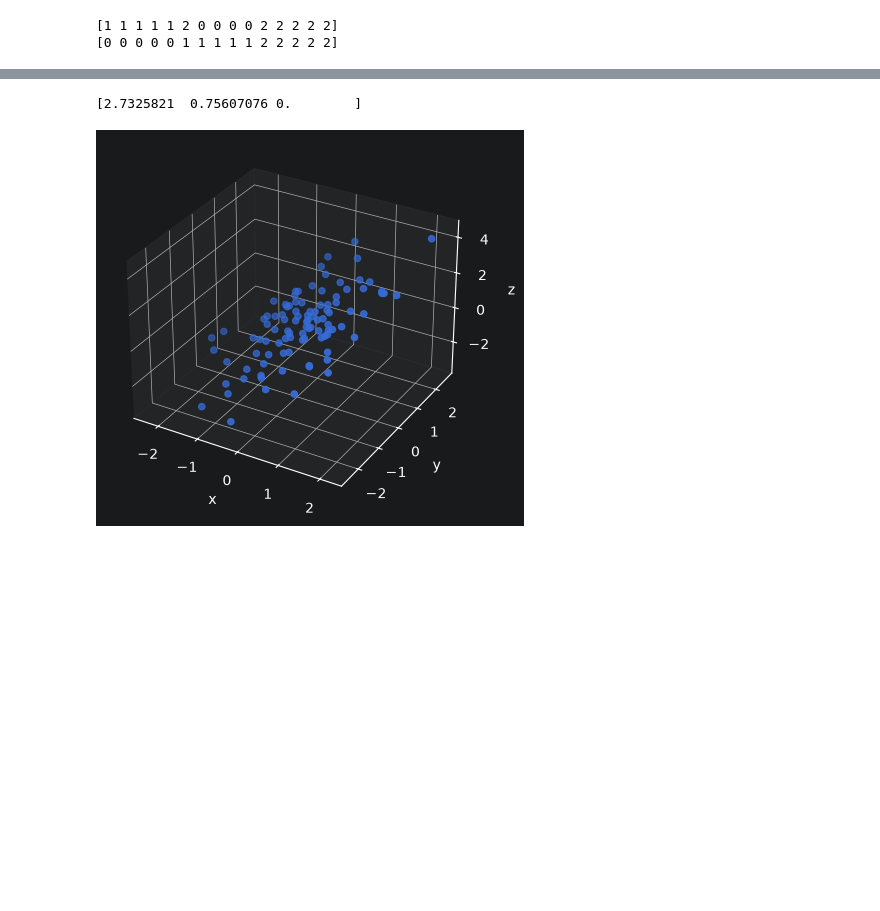
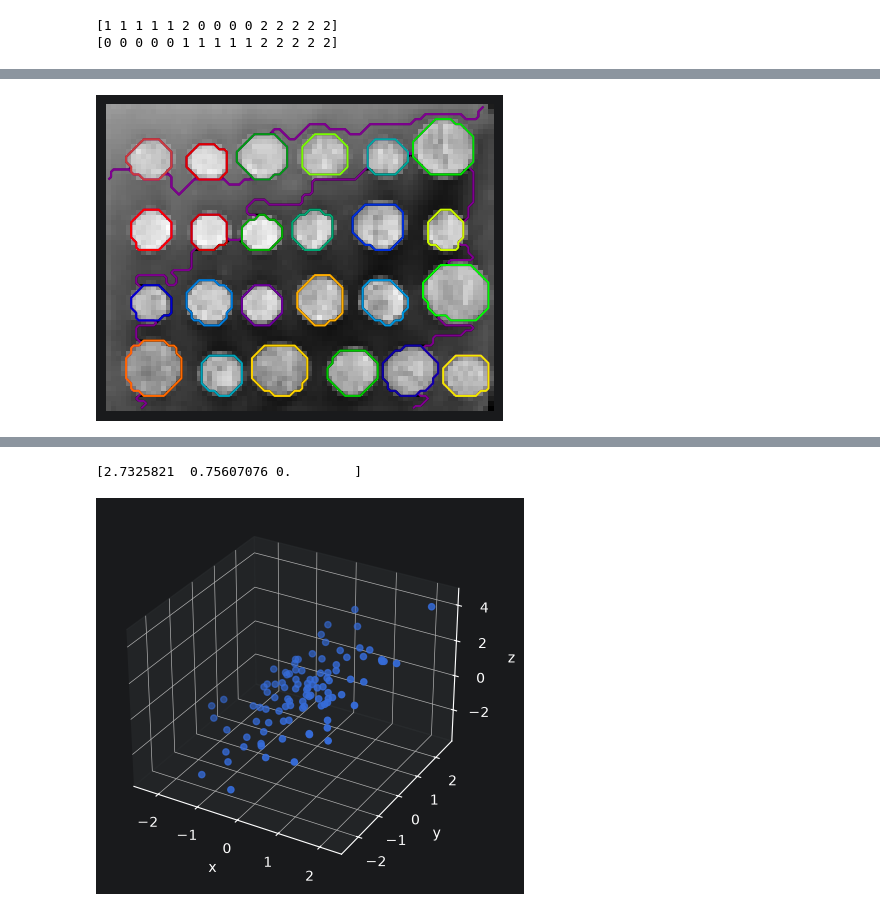
Before and after one commit to WBarnard4/HCC-8000, a Jupyter notebook: Term 1/Machine Intelligence 1/Unit 3/Unsupervised Examples.ipynb, the cells around one changed output, grey strips where cells are left out. Saved outputs shown, nothing was run; the diff lists cells and outputs as text; code cells hidden in the pictures; blank space fills up the shorter version.

```diff
--- a/Term 1/Machine Intelligence 1/Unit 3/Unsupervised Examples.ipynb
+++ b/Term 1/Machine Intelligence 1/Unit 3/Unsupervised Examples.ipynb
@@ -51,22 +121,37 @@ array([[116.93734808, 116.93734808, 155.30249952, ..., 116.93734808,
 # %%
 # Connectivity-Constrained Clustering on Coins
 import numpy as np
 np.random.seed(1)
 from skimage.data import coins
 from scipy.ndimage import gaussian_filter
 from skimage.transform import rescale
 from sklearn.feature_extraction import grid_to_graph
 from sklearn.cluster import AgglomerativeClustering
+import matplotlib.pyplot as plt
 
 rescaled_coins = rescale(gaussian_filter(coins(), sigma=2), 0.2, mode='reflect', anti_aliasing=False)
 X = np.reshape(rescaled_coins, (-1, 1))
 
 connectivity = grid_to_graph(*rescaled_coins.shape)
 
 n_clusters = 27 # number of regions
 ward = AgglomerativeClustering(n_clusters=n_clusters, linkage='ward', connectivity=connectivity)
 ward.fit(X)
 label = np.reshape(ward.labels_, rescaled_coins.shape)
+
+plt.figure(figsize=(5, 5))
+plt.imshow(rescaled_coins, cmap=plt.cm.gray)
+for l in range(n_clusters):
+    plt.contour(
+        label == l,
+        colors=[
+            plt.cm.nipy_spectral(l / float(n_clusters)),
+        ],
+    )
+plt.axis("off")
+plt.show()
+# %% [output]
+[figure, added]
 # %%
 # Feature Agglomeration on Digits
 import numpy as np
```
Also changed, not shown: parts of 3 cells of this notebook.
